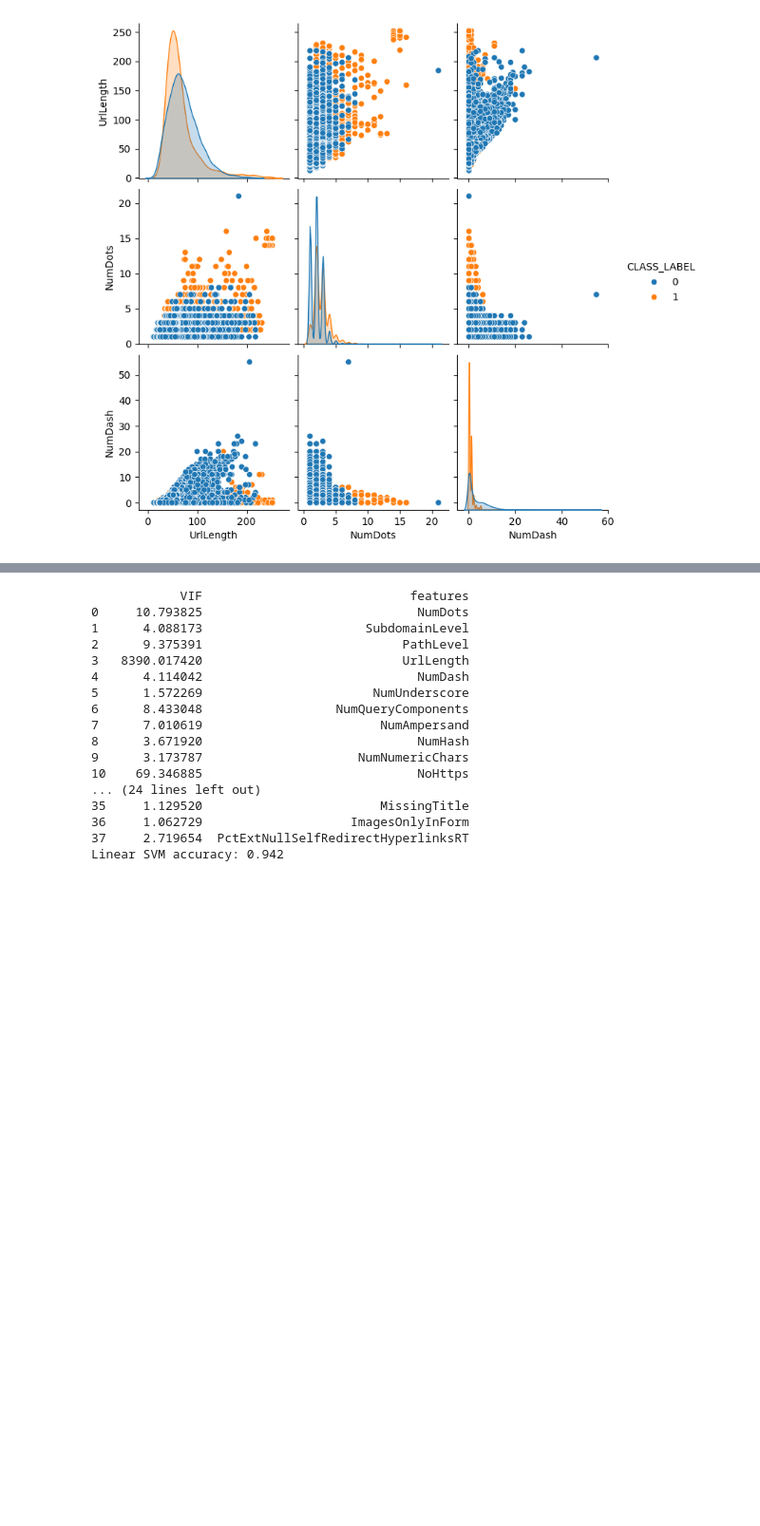
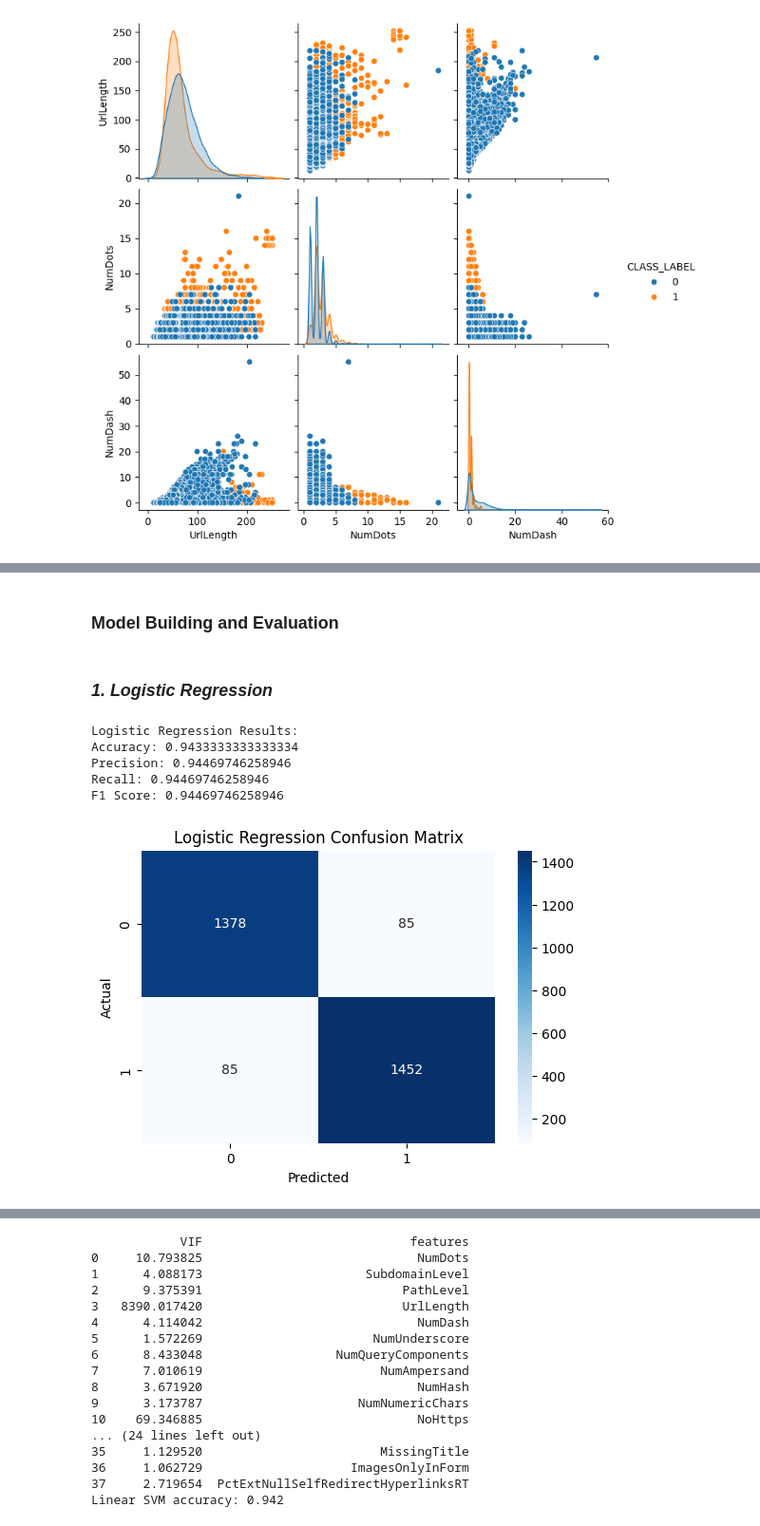
Before and after one commit to Desmyk/MACHINELEARNING_CAPSTONE, a Jupyter notebook: PhishingCapstone.ipynb, the cells around one changed output, grey strips where cells are left out. Shown at 95% size. Cells and saved outputs as stored; diff of their text form; code cells hidden in the pictures; blank space fills up the shorter version.

```diff
--- a/PhishingCapstone.ipynb
+++ b/PhishingCapstone.ipynb
@@ -190,4 +194,4 @@ scaler = StandardScaler()
 X_scaled = scaler.fit_transform(X)
 # %%
 # Split the data into training and testing sets
-X_train, X_test, y_train, y_test = train_test_split(X_scaled, y, test_size=0.2, random_state=42)
+X_train, X_test, y_train, y_test = train_test_split(X_scaled, y, test_size=0.3, random_state=42)
@@ -384,21 +197,0 @@ Best Score: 0.986
-# %%
-# Model 6 (KNN - K-Nearest Neighbors)
-
-from sklearn.neighbors import KNeighborsClassifier
-knn_model = KNeighborsClassifier(n_neighbors=5)
-knn_model.fit(X_train, y_train)
-
-y_pred = knn_model.predict(X_test)
-
-print("\nKNN Model:")
-print("Accuracy:", accuracy_score(y_test, y_pred))
-print("Classification Report:\n", classification_report(y_test, y_pred))
-print("Confusion Matrix:\n", confusion_matrix(y_test, y_pred))
-
-# Hyperparam Tuning(Grid Search)
-param_grid = {'n_neighbors': [3, 5, 7], 'weights': ['uniform', 'distance']}
-knn_grid_search = GridSearchCV(KNeighborsClassifier(), param_grid, cv=5, scoring='accuracy')
-knn_grid_search.fit(X_train, y_train)
-
-print("Best Parameters:", knn_grid_search.best_params_)
-print("Best Score:", knn_grid_search.best_score_)
@@ -516,0 +198,30 @@ plt.show()
+# %% [markdown]
+### Model Building and Evaluation
+# %% [markdown]
+### *1. Logistic Regression*
+# %%
+lr_model = LogisticRegression()
+lr_model.fit(X_train, y_train)
+
+y_pred_lr = lr_model.predict(X_test)
+
+print("Logistic Regression Results:")
+print("Accuracy:", accuracy_score(y_test, y_pred_lr))
+print("Precision:", precision_score(y_test, y_pred_lr))
+print("Recall:", recall_score(y_test, y_pred_lr))
+print("F1 Score:", f1_score(y_test, y_pred_lr))
+
+# Confusion Matrix
+plt.figure(figsize=(6, 4))
+sns.heatmap(confusion_matrix(y_test, y_pred_lr), annot=True, fmt='d', cmap='Blues')
+plt.title('Logistic Regression Confusion Matrix')
+plt.xlabel('Predicted')
+plt.ylabel('Actual')
+plt.show()
+# %% [output]
+Logistic Regression Results:
+Accuracy: 0.9433333333333334
+Precision: 0.94469746258946
+Recall: 0.94469746258946
+F1 Score: 0.94469746258946
+[figure, added]
```
Also changed, not shown: parts of 36 cells of this notebook.
